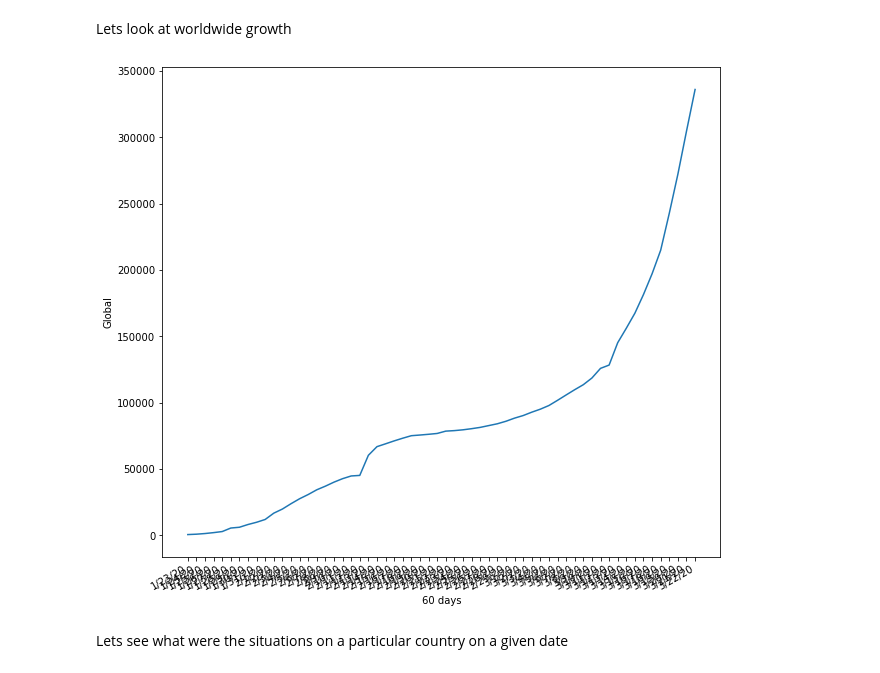
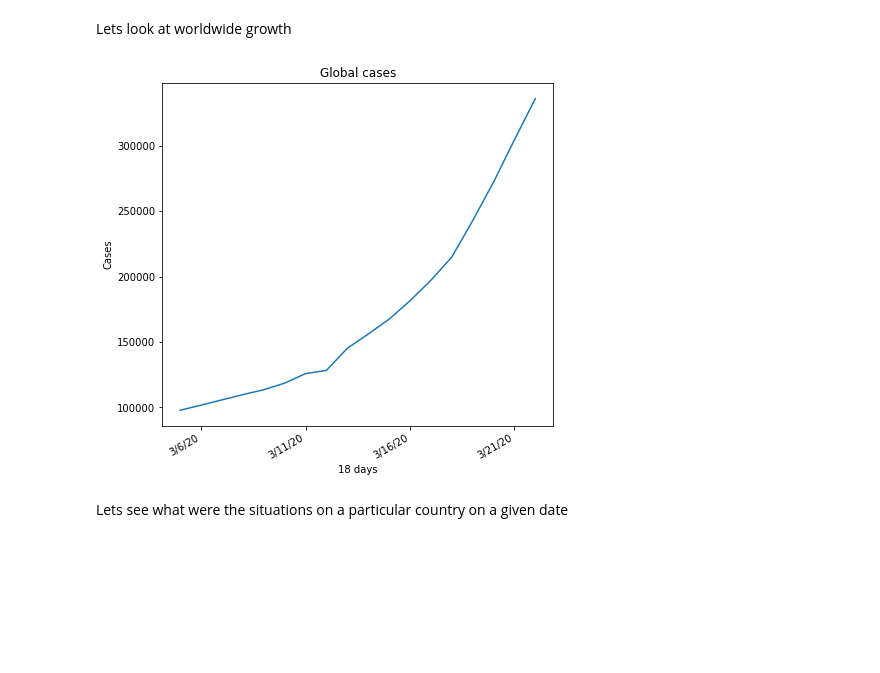
Before and after one commit to parmarsuraj99/10DaysofMLChallenge, a Jupyter notebook: day1/EDA_D1.ipynb, the cells around one changed output. Cells and saved outputs as stored; diff of their text form; code cells hidden in the pictures; blank space fills up the shorter version.

```diff
--- a/day1/EDA_D1.ipynb
+++ b/day1/EDA_D1.ipynb
@@ -142,20 +192,26 @@ def plot_date_global(df, days=None):
     days = end-start
 
     x = df.columns[start:end]
-    y = grouped.iloc[:, 4:].sum().values
+    y = df.iloc[:, start:end].sum().values
 
-    plt.figure(figsize=(10,10))
+    plt.figure(figsize=(7,7))
     plt.plot(x, y)
 
     myFmt = DateFormatter("%d")
     plt.gcf().autofmt_xdate()
     plt.xlabel(str(days)+" days")
-    plt.ylabel("Global")
+    plt.ylabel("Cases")
+    plt.title("Global cases")
+
+
+    xmarks=[i for i in range(1,days,5)]
+    plt.xticks(xmarks, rotation=30)
+
     plt.show()
 # %%
-plot_date_global(grouped, 70)
+plot_date_global(grouped, 20)
 # %% [output]
-[figure, old version]
+[figure, new version]
 # %% [markdown]
 Lets see what were the situations on a particular country on a given date
 # %% [markdown]
```
Also changed, not shown: parts of 27 cells of this notebook, 1 other file.
